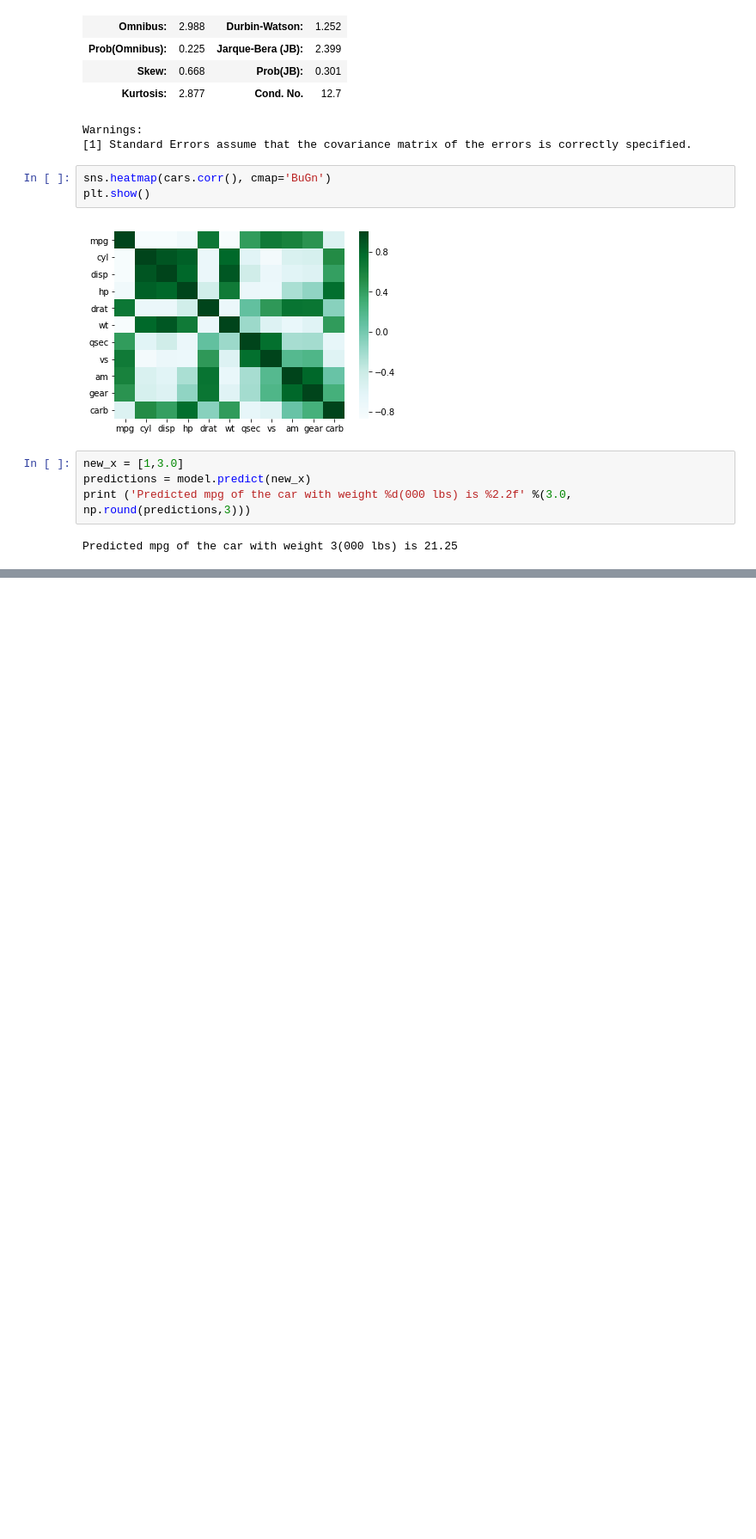
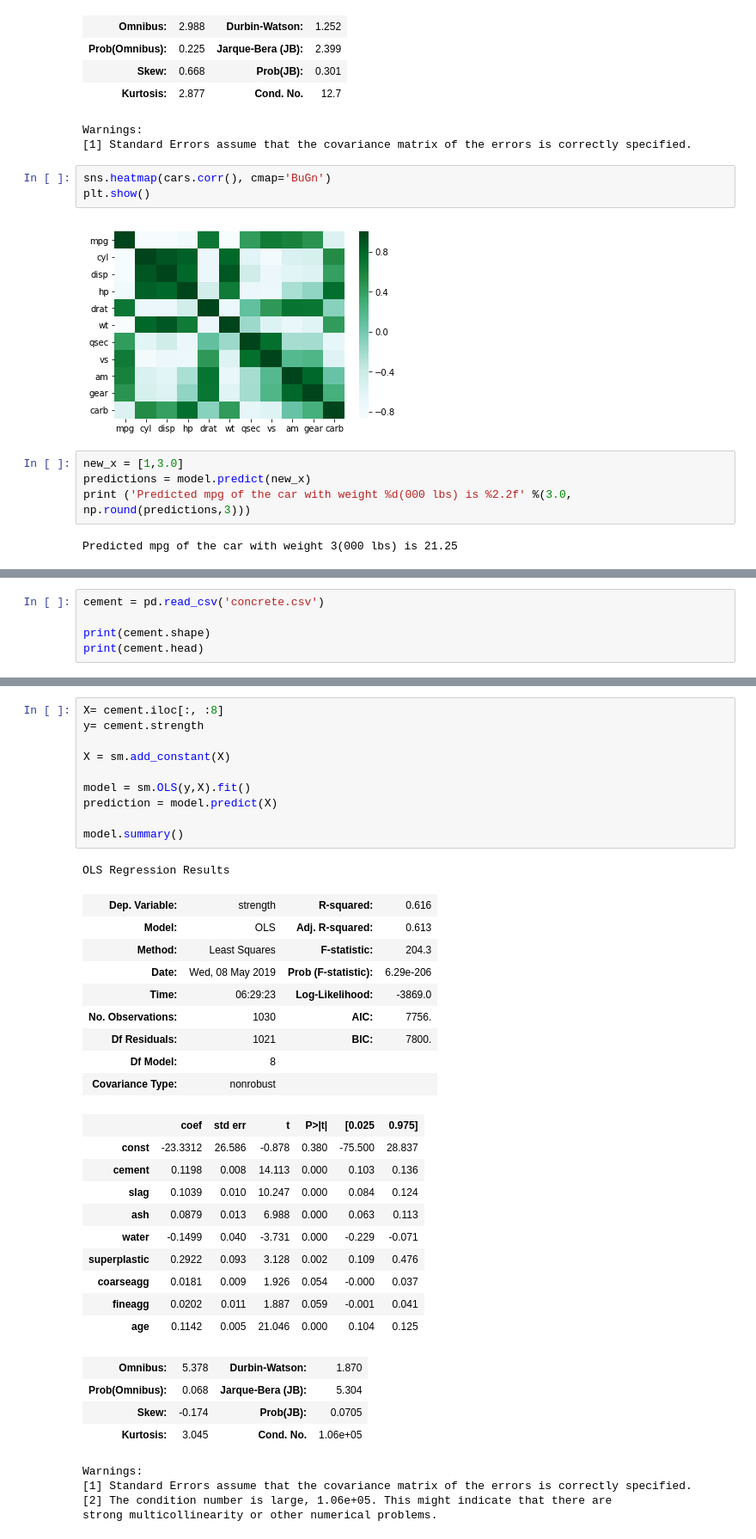
Before and after one commit to bskrm3/PythonTraining, a Jupyter notebook: Dell_Python_Training_Day1.ipynb, the cells around one changed output, grey strips where cells are left out. Shown at 86% size. Saved outputs shown, nothing was run; the diff lists cells and outputs as text; blank space fills up the shorter version.

```diff
--- a/Dell_Python_Training_Day1.ipynb
+++ b/Dell_Python_Training_Day1.ipynb
@@ -508,0 +679,5 @@ R sqare is 0.753
+# %%
+cement = pd.read_csv('concrete.csv')
+
+print(cement.shape)
+print(cement.head)
@@ -508,0 +702,39 @@ R sqare is 0.753
+# %%
+X= cement.iloc[:, :8]
+y= cement.strength
+
+X = sm.add_constant(X)
+
+model = sm.OLS(y,X).fit()
+prediction = model.predict(X)
+
+model.summary()
+# %% [output]
+OLS Regression Results
+| Dep. Variable: | strength | R-squared: | 0.616 |
+| Model: | OLS | Adj. R-squared: | 0.613 |
+| Method: | Least Squares | F-statistic: | 204.3 |
+| Date: | Wed, 08 May 2019 | Prob (F-statistic): | 6.29e-206 |
+| Time: | 06:29:23 | Log-Likelihood: | -3869.0 |
+| No. Observations: | 1030 | AIC: | 7756. |
+| Df Residuals: | 1021 | BIC: | 7800. |
+| Df Model: | 8 |  |  |
+| Covariance Type: | nonrobust |  |  |
+|  | coef | std err | t | P>|t| | [0.025 | 0.975] |
+| const | -23.3312 | 26.586 | -0.878 | 0.380 | -75.500 | 28.837 |
+| cement | 0.1198 | 0.008 | 14.113 | 0.000 | 0.103 | 0.136 |
+| slag | 0.1039 | 0.010 | 10.247 | 0.000 | 0.084 | 0.124 |
+| ash | 0.0879 | 0.013 | 6.988 | 0.000 | 0.063 | 0.113 |
+| water | -0.1499 | 0.040 | -3.731 | 0.000 | -0.229 | -0.071 |
+| superplastic | 0.2922 | 0.093 | 3.128 | 0.002 | 0.109 | 0.476 |
+| coarseagg | 0.0181 | 0.009 | 1.926 | 0.054 | -0.000 | 0.037 |
+| fineagg | 0.0202 | 0.011 | 1.887 | 0.059 | -0.001 | 0.041 |
+| age | 0.1142 | 0.005 | 21.046 | 0.000 | 0.104 | 0.125 |
+| Omnibus: | 5.378 | Durbin-Watson: | 1.870 |
+| Prob(Omnibus): | 0.068 | Jarque-Bera (JB): | 5.304 |
+| Skew: | -0.174 | Prob(JB): | 0.0705 |
+| Kurtosis: | 3.045 | Cond. No. | 1.06e+05 |
+Warnings:
+[1] Standard Errors assume that the covariance matrix of the errors is correctly specified.
+[2] The condition number is large, 1.06e+05. This might indicate that there are
+strong multicollinearity or other numerical problems.
```
Also changed, not shown: parts of 33 cells of this notebook.
